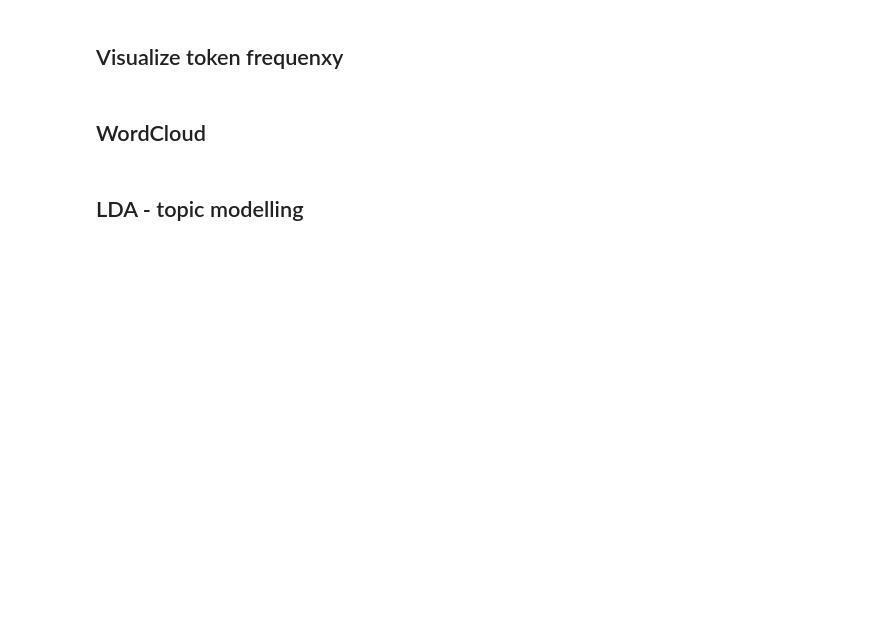
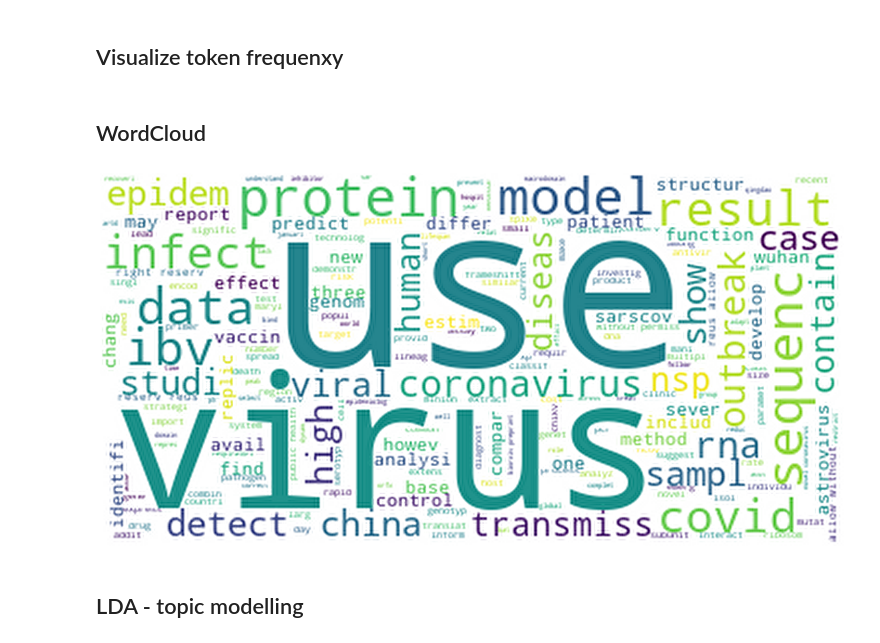
Before and after one commit to asahicantu/DAT550, a Jupyter notebook: preprocessing_topics.ipynb, the cells around one changed output. Cells and saved outputs as stored; diff of their text form; code cells hidden in the pictures; blank space fills up the shorter version.

```diff
--- a/preprocessing_topics.ipynb
+++ b/preprocessing_topics.ipynb
@@ -149,23 +201,25 @@ x_pos = np.arange(len(words))
 # %%
 # Convert the whole collection to a single string to use in the wordcloud
 # can make this later for each cluster if we want
 docs = pd.DataFrame(processed_abstracts)
 allabstracts = ""
 for i in processed_abstracts:
     for j in i:
         allabstracts += j
         allabstracts += ' '
 
 
 wordcloud = WordCloud(background_color="white", max_words=200)
 wordcloud.generate(allabstracts)
 wordcloud.to_image()
 
 import matplotlib.pyplot as plt
-#plt.figure(figsize=[20,20])
-#plt.imshow(wordcloud, interpolation="sinc")
-#plt.axis("off")
-#plt.show()
+plt.figure(figsize=[20,20])
+plt.imshow(wordcloud, interpolation="sinc")
+plt.axis("off")
+plt.show()
+# %% [output]
+[figure, added]
 # %% [markdown]
 ## LDA - topic modelling
 # %%
```
Also changed, not shown: parts of 7 cells of this notebook, 12 other files.
